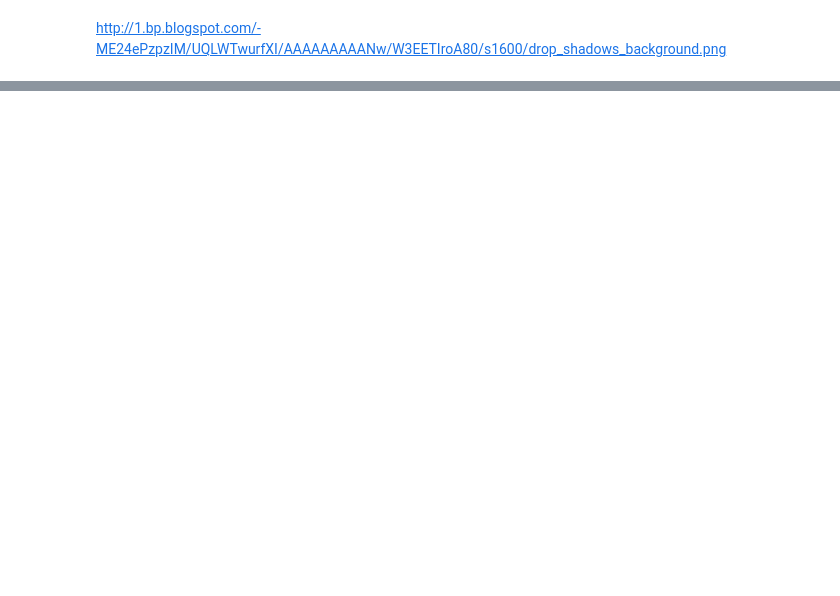
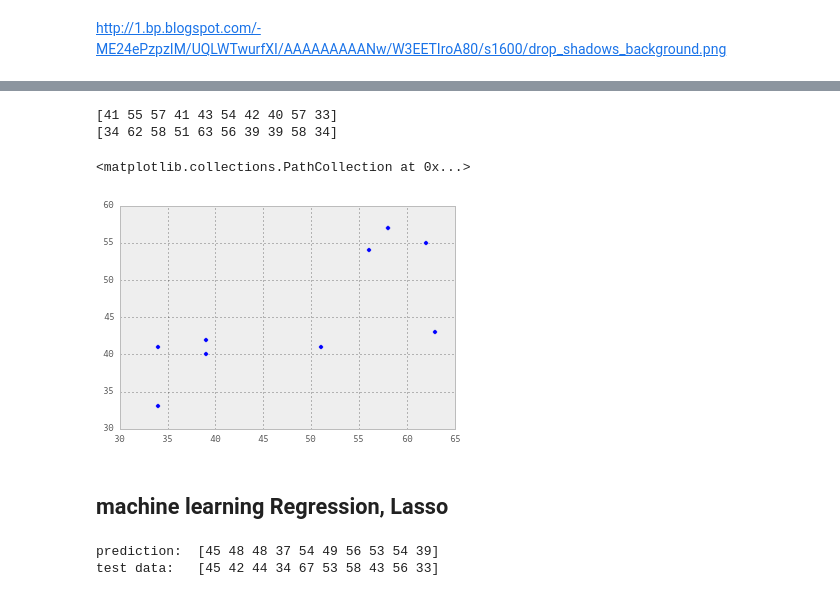
Before and after one commit to chrisfarrell/cs664-final-project, a Jupyter notebook: ChrisFarrell_FinalProject.ipynb, the cells around one changed output, grey strips where cells are left out. Drawn from its saved outputs; the diff is of its cells as text; code cells hidden in the pictures; blank space fills up the shorter version.

Commit message:
adds regression

```diff
--- a/ChrisFarrell_FinalProject.ipynb
+++ b/ChrisFarrell_FinalProject.ipynb
@@ -311,0 +361,6 @@ Y_target = frame_all_democrats.iloc[:,:1]
+# %%
+np.random.seed(0)
+knn_indices = np.random.permutation(len(knn_X_data))
+# %%
+knn_X_train = knn_X_data[knn_indices[:-10]]
+knn_Y_train = knn_Y_target[knn_indices[:-10]].ravel()
@@ -311,0 +383,3 @@ Y_target = frame_all_democrats.iloc[:,:1]
+# %%
+knn_X_test = knn_X_data[knn_indices[-10:]]
+knn_Y_test = knn_Y_target[knn_indices[-10:]].ravel()
@@ -311,0 +409,17 @@ Y_target = frame_all_democrats.iloc[:,:1]
+# %%
+knn = KNeighborsClassifier()
+knn.fit(knn_X_train, knn_Y_train)
+knn_prediction = knn.predict(knn_X_test)
+# %%
+print "prediction: " , knn_prediction.astype(int)
+print "test data:  " , knn_Y_test.astype(int)
+# %% [output]
+[41 55 57 41 43 54 42 40 57 33]
+[34 62 58 51 63 56 39 39 58 34]
+# %%
+plt.scatter(knn_Y_test.astype(int), knn_prediction.astype(int))
+# %% [output]
+<matplotlib.collections.PathCollection at 0x...>
+[figure, added]
+# %% [markdown]
+## machine learning Regression, Lasso
@@ -311,0 +428,15 @@ Y_target = frame_all_democrats.iloc[:,:1]
+# %%
+clf_X_data = frame_all_democrats.iloc[:,1:28].values
+clf_Y_target = frame_all_democrats.iloc[:,:1].values
+clf = linear_model.Lasso(alpha = 0.015, tol=0.0001, max_iter=100000, fit_intercept=False, positive=True)
+clf_X_train = clf_X_data[:-10]
+clf_Y_train = clf_Y_target[:-10].ravel()
+clf_X_test = clf_X_data[-10:]
+clf_Y_test = knn_Y_target[-10:].ravel()
+clf.fit(clf_X_train, clf_Y_train)
+clf_prediction = clf.predict(clf_X_test).astype(int)
+print "prediction: " , clf_prediction.astype(int)
+print "test data:  " , clf_Y_test.astype(int)
+# %% [output]
+prediction:  [45 48 48 37 54 49 56 53 54 39]
+test data:   [45 42 44 34 67 53 58 43 56 33]
```
Also changed, not shown: parts of 13 cells of this notebook.
